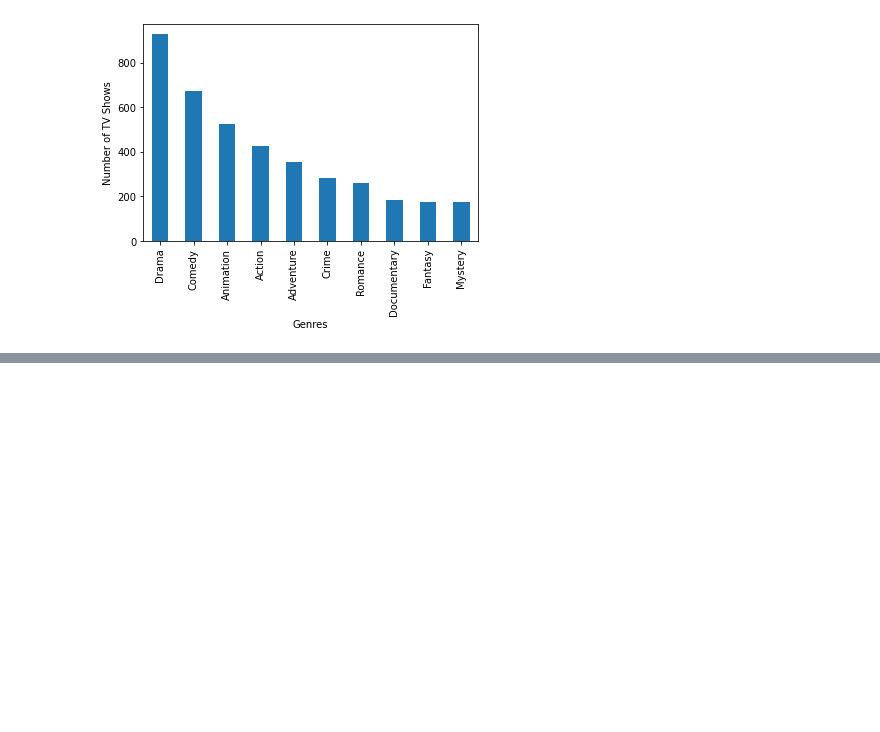
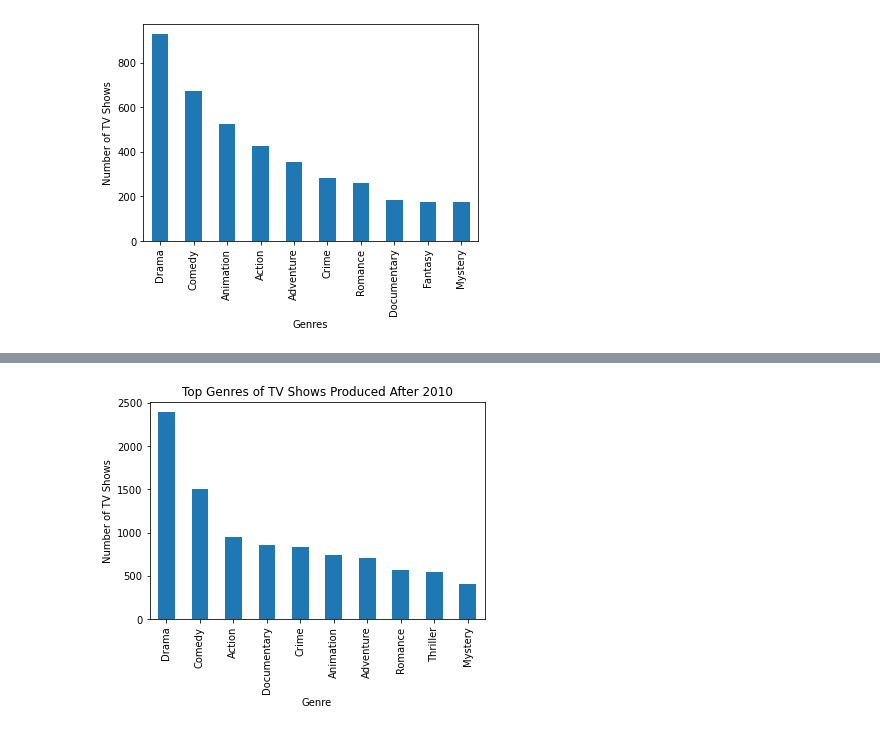
Before and after one commit to feifeikong/Springboard, a Jupyter notebook: Craft a Story from a Dataset/Netflix Movies and Shows Data Visualization.ipynb, the cells around one changed output, grey strips where cells are left out. Saved outputs shown, nothing was run; the diff lists cells and outputs as text; code cells hidden in the pictures; blank space fills up the shorter version.

```diff
--- a/Craft a Story from a Dataset/Netflix Movies and Shows Data Visualization.ipynb
+++ b/Craft a Story from a Dataset/Netflix Movies and Shows Data Visualization.ipynb
@@ -186,0 +214,9 @@ plt.show()
+# %%
+top_tv_genres_after_2010 = cleaned_data[(cleaned_data['startYear'] > 2010) & (cleaned_data['type'] <= 'tvSeries')].iloc[:, 13:].sum().sort_values(ascending=False).head(10)
+_ = top_tv_genres_after_2010.plot(kind='bar')
+_ = plt.xlabel('Genre')
+_ = plt.ylabel('Number of TV Shows')
+_ = plt.title('Top Genres of TV Shows Produced After 2010')
+plt.show()
+# %% [output]
+[figure, added]
```
Also changed, not shown: parts of 14 cells of this notebook.
